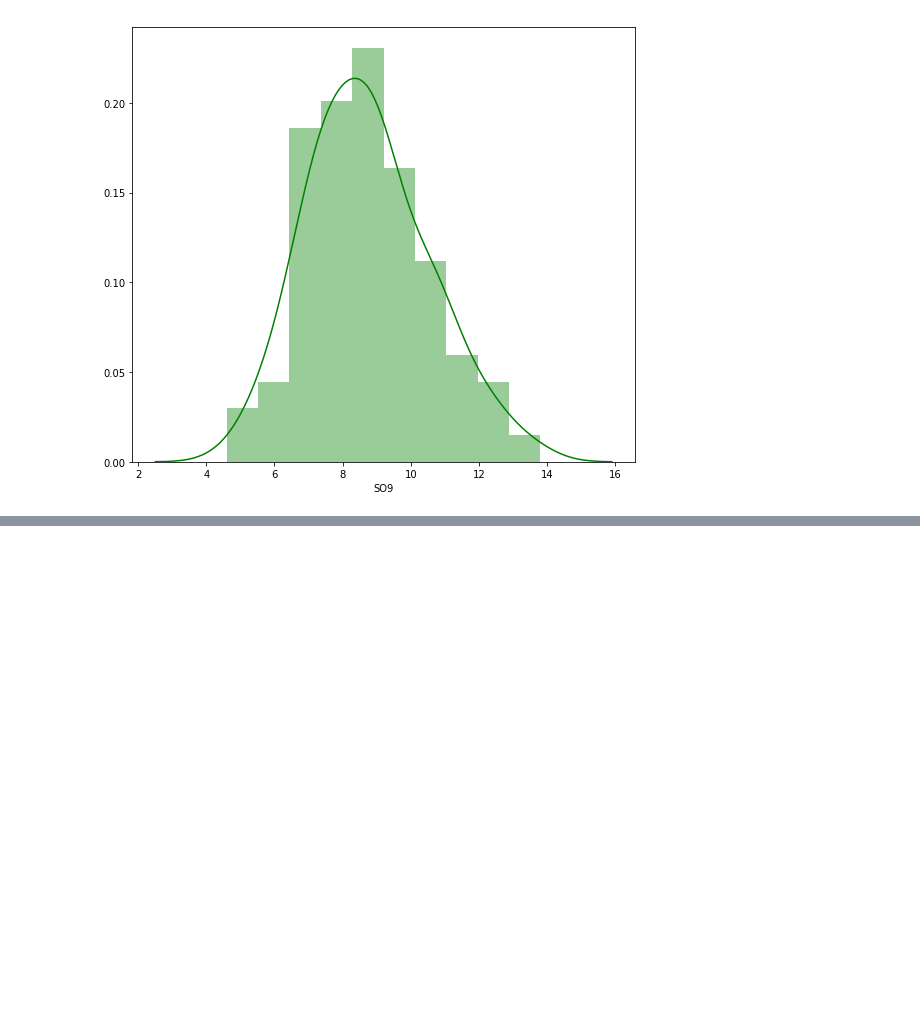
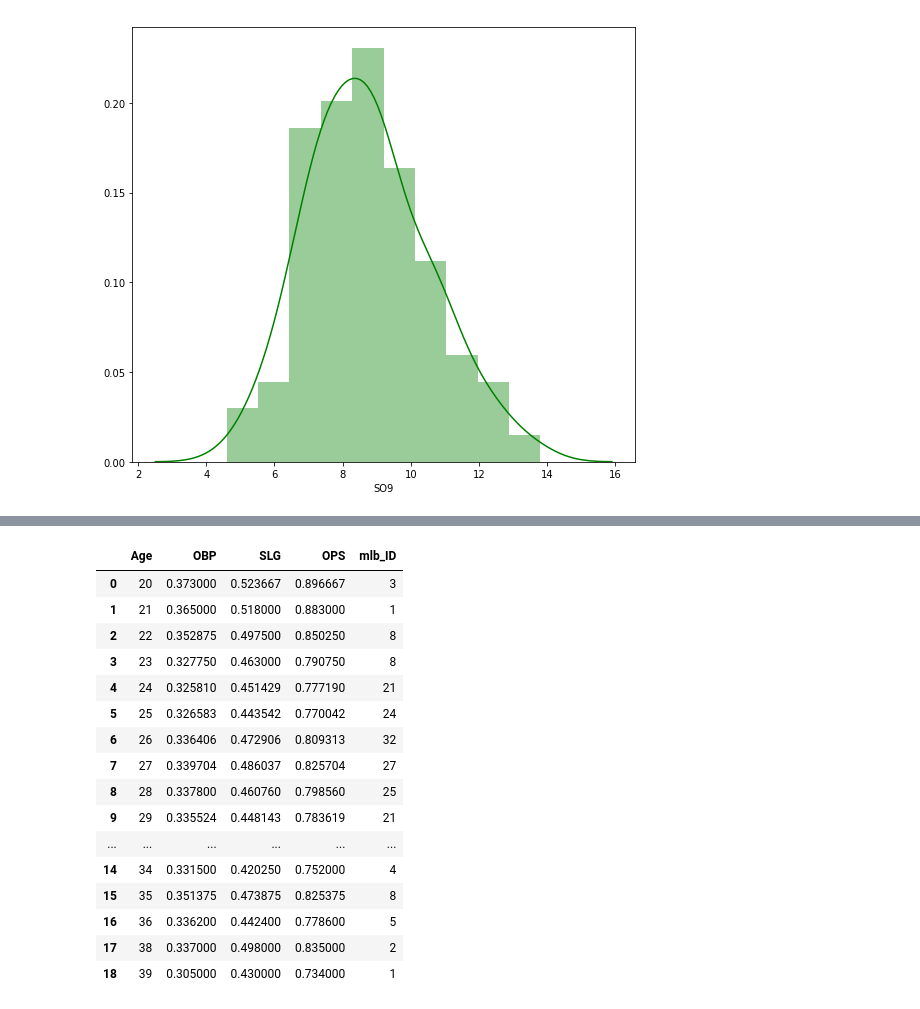
Before and after one commit to MMHNickerson/baseball2020, a Jupyter notebook: BRef_Fetch.ipynb, the cells around one changed output, grey strips where cells are left out. Saved outputs shown, nothing was run; the diff lists cells and outputs as text; code cells hidden in the pictures; blank space fills up the shorter version.

```diff
--- a/BRef_Fetch.ipynb
+++ b/BRef_Fetch.ipynb
@@ -137,0 +162,22 @@ pitching_2019.hist(figsize=(16, 20), bins=10, xlabelsize=8, ylabelsize=8);
+# %%
+#let's see how the main batting stats are affected by age of the player
+batting_age = batting_2019.groupby(['Age']).agg({'OBP':'mean', 'SLG': 'mean', 'OPS': 'mean', 'mlb_ID': pd.Series.nunique}).reset_index()
+batting_age.head(20)
+# %% [output]
+|  | Age | OBP | SLG | OPS | mlb_ID |
+| 0 | 20 | 0.373000 | 0.523667 | 0.896667 | 3 |
+| 1 | 21 | 0.365000 | 0.518000 | 0.883000 | 1 |
+| 2 | 22 | 0.352875 | 0.497500 | 0.850250 | 8 |
+| 3 | 23 | 0.327750 | 0.463000 | 0.790750 | 8 |
+| 4 | 24 | 0.325810 | 0.451429 | 0.777190 | 21 |
+| 5 | 25 | 0.326583 | 0.443542 | 0.770042 | 24 |
+| 6 | 26 | 0.336406 | 0.472906 | 0.809313 | 32 |
+| 7 | 27 | 0.339704 | 0.486037 | 0.825704 | 27 |
+| 8 | 28 | 0.337800 | 0.460760 | 0.798560 | 25 |
+| 9 | 29 | 0.335524 | 0.448143 | 0.783619 | 21 |
+| ... | ... | ... | ... | ... | ... |
+| 14 | 34 | 0.331500 | 0.420250 | 0.752000 | 4 |
+| 15 | 35 | 0.351375 | 0.473875 | 0.825375 | 8 |
+| 16 | 36 | 0.336200 | 0.442400 | 0.778600 | 5 |
+| 17 | 38 | 0.337000 | 0.498000 | 0.835000 | 2 |
+| 18 | 39 | 0.305000 | 0.430000 | 0.734000 | 1 |
```
Also changed, not shown: parts of 8 cells of this notebook, 10 other files.
